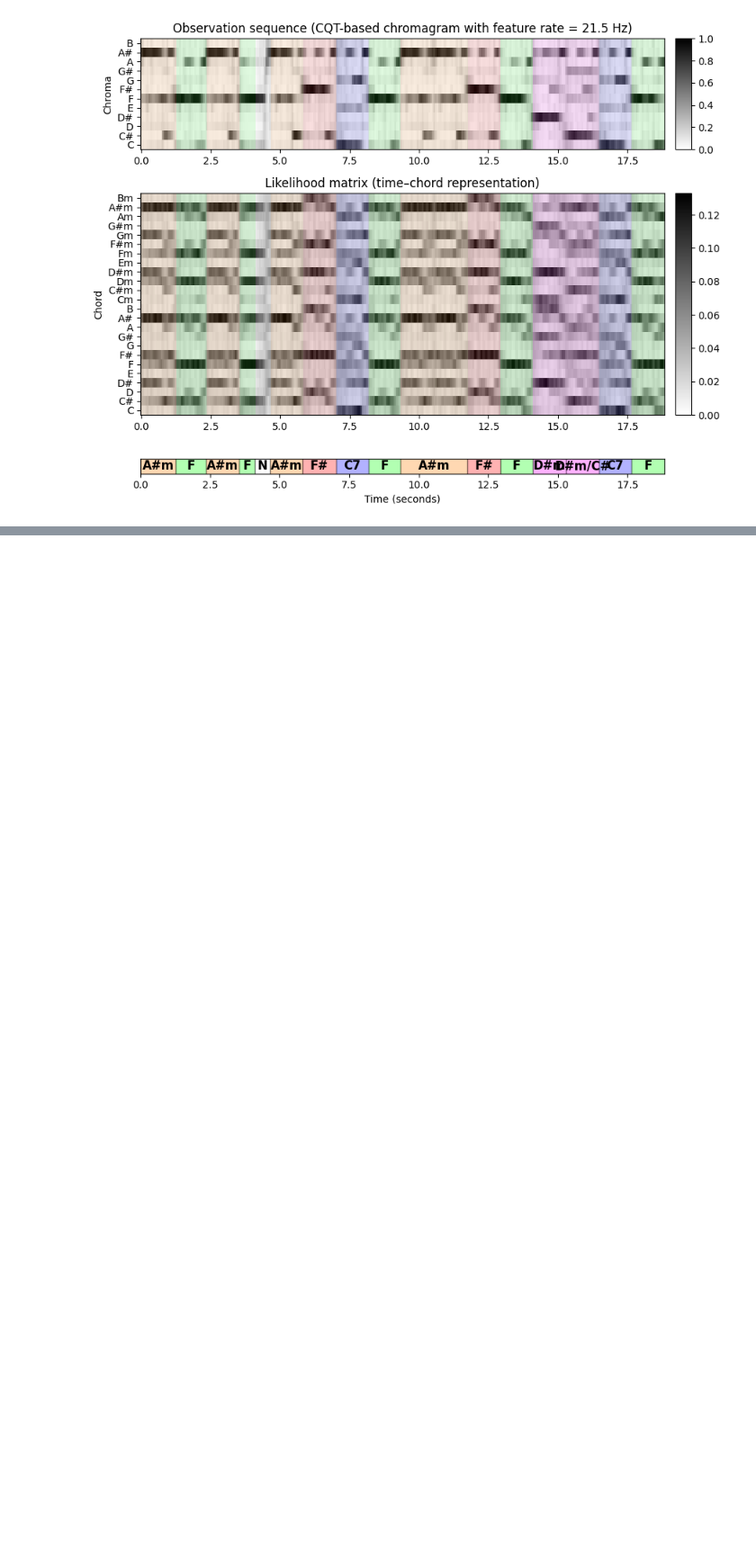
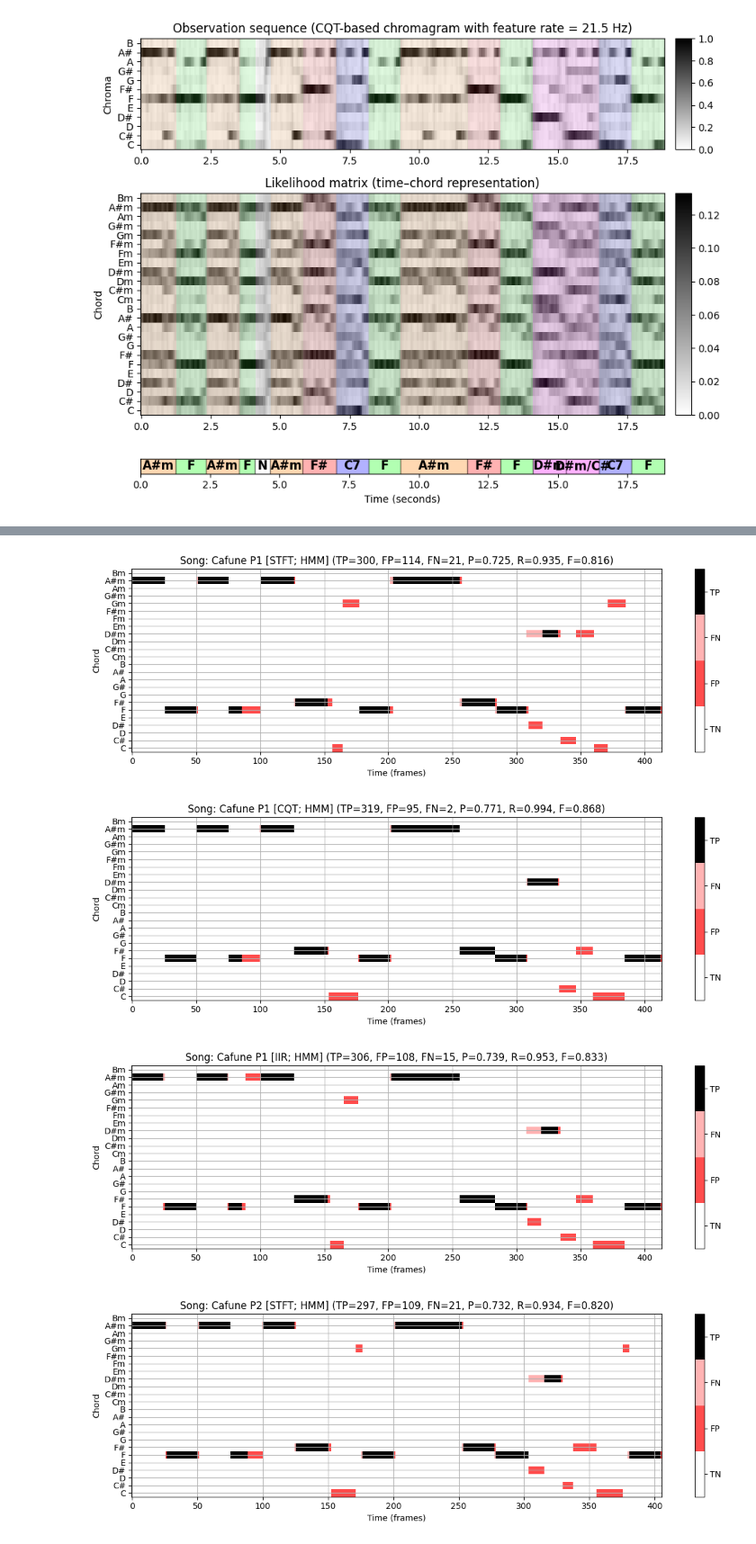
Before and after one commit to RodrigoPita/TCC, a Jupyter notebook: Initial Tests/batch_3.ipynb, the cells around one changed output, grey strips where cells are left out. Shown at 90% size. Saved outputs shown, nothing was run; the diff lists cells and outputs as text; code cells hidden in the pictures; blank space fills up the shorter version.

```diff
--- a/Initial Tests/batch_3.ipynb
+++ b/Initial Tests/batch_3.ipynb
@@ -41,0 +92,21 @@ plot_hmm_likelihood_matrix(fn_wav, fn_ann, color_ann, CHORD_LABELS, version=V_CQ
+# %%
+for s in song_selected:
+    output = chord_recognition_all(X_dict_STFT[s], ann_dict_STFT[s][0], p=0.15)
+    result_Tem, result_HMM, chord_Tem, chord_HMM, chord_sim = output
+    title = 'Song: %s [STFT; HMM]' % song_dict[s][0]
+    plot_chord_recognition_result(ann_dict_STFT[s][0], result_HMM, chord_HMM, chord_labels, title=title)
+
+    output = chord_recognition_all(X_dict_CQT[s], ann_dict_CQT[s][0], p=0.15)
+    result_Tem, result_HMM, chord_Tem, chord_HMM, chord_sim = output
+    title = 'Song: %s [CQT; HMM]' % song_dict[s][0]
+    plot_chord_recognition_result(ann_dict_CQT[s][0], result_HMM, chord_HMM, chord_labels, title=title)
+
+    output = chord_recognition_all(X_dict_IIR[s], ann_dict_IIR[s][0], p=0.15)
+    result_Tem, result_HMM, chord_Tem, chord_HMM, chord_sim = output
+    title = 'Song: %s [IIR; HMM]' % song_dict[s][0]
+    plot_chord_recognition_result(ann_dict_IIR[s][0], result_HMM, chord_HMM, chord_labels, title=title)
+# %% [output]
+[figure, added]
+[figure, added]
+[figure, added]
+[figure, added]
```
Also changed, not shown: parts of 3 cells of this notebook, 17 other files.
